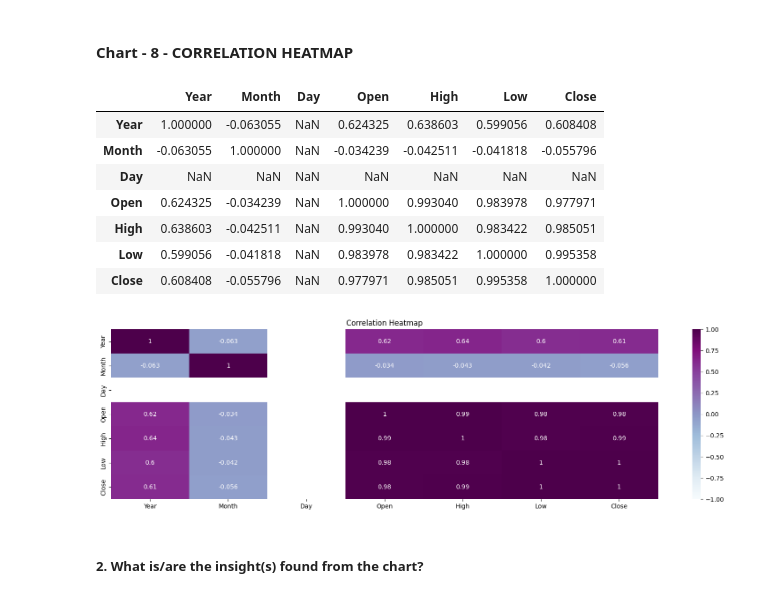
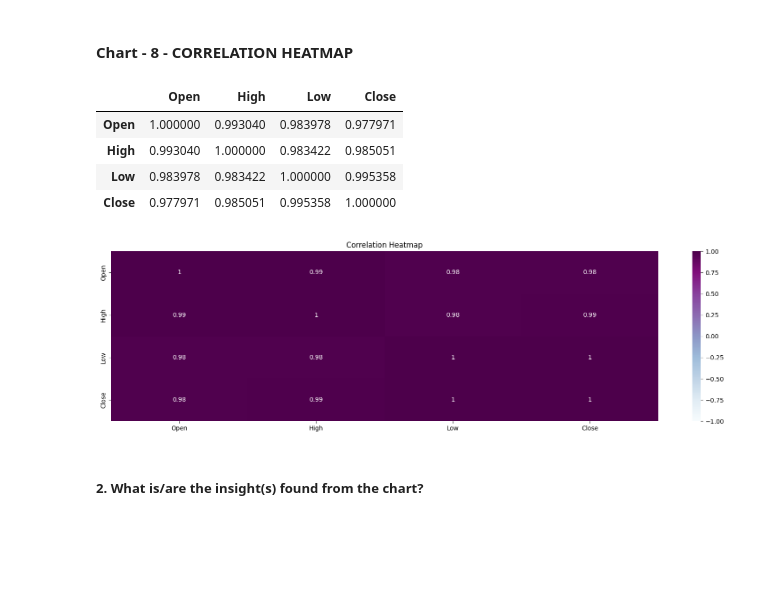
Before and after one commit to sourav03dutta/YES-Bank-Stock-Closing-Price-Prediction, a Jupyter notebook: YES_Bank_Stock_Closing_Price_Prediction.ipynb, the cells around one changed output. Cells and saved outputs as stored; diff of their text form; code cells hidden in the pictures; blank space fills up the shorter version.

```diff
--- a/YES_Bank_Stock_Closing_Price_Prediction.ipynb
+++ b/YES_Bank_Stock_Closing_Price_Prediction.ipynb
@@ -465,22 +465,20 @@ Answer Here
 # %%
 # Chart - 8 visualization code
 
-Stock_Data.corr()
+df = Stock_Data.drop(['Day', 'Month', 'Year'], axis=1)
+df.corr()
 # %% [output]
-|  | Year | Month | Day | Open | High | Low | Close |
-| Year | 1.000000 | -0.063055 | NaN | 0.624325 | 0.638603 | 0.599056 | 0.608408 |
-| Month | -0.063055 | 1.000000 | NaN | -0.034239 | -0.042511 | -0.041818 | -0.055796 |
-| Day | NaN | NaN | NaN | NaN | NaN | NaN | NaN |
-| Open | 0.624325 | -0.034239 | NaN | 1.000000 | 0.993040 | 0.983978 | 0.977971 |
-| High | 0.638603 | -0.042511 | NaN | 0.993040 | 1.000000 | 0.983422 | 0.985051 |
-| Low | 0.599056 | -0.041818 | NaN | 0.983978 | 0.983422 | 1.000000 | 0.995358 |
-| Close | 0.608408 | -0.055796 | NaN | 0.977971 | 0.985051 | 0.995358 | 1.000000 |
+|  | Open | High | Low | Close |
+| Open | 1.000000 | 0.993040 | 0.983978 | 0.977971 |
+| High | 0.993040 | 1.000000 | 0.983422 | 0.985051 |
+| Low | 0.983978 | 0.983422 | 1.000000 | 0.995358 |
+| Close | 0.977971 | 0.985051 | 0.995358 | 1.000000 |
 # %%
 plt.figure(figsize=(20,5))
 plt.title('Correlation Heatmap')
-corr = sns.heatmap(Stock_Data.corr(), vmin=-1, vmax=1, cmap='BuPu', annot=True )
+corr = sns.heatmap(df.corr(), vmin=-1, vmax=1, cmap='BuPu', annot=True )
 # %% [output]
-[figure, old version]
+[figure, new version]
 # %% [markdown]
 ##### 2. What is/are the insight(s) found from the chart?
 # %% [markdown]
```
Also changed, not shown: parts of 16 cells of this notebook.
